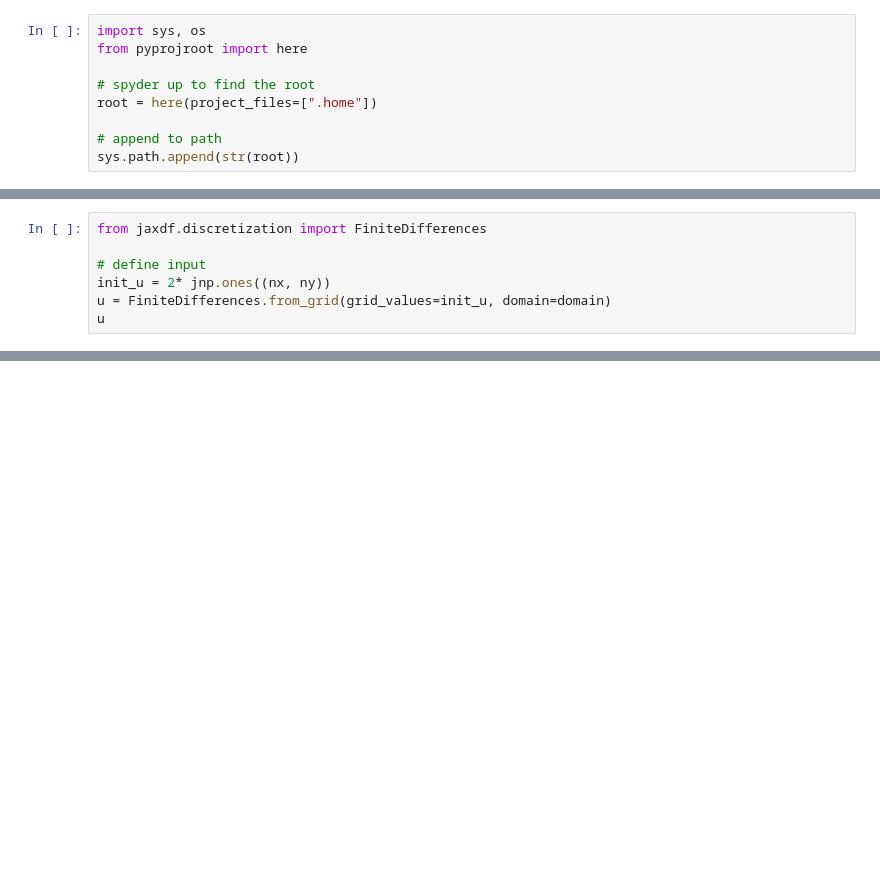
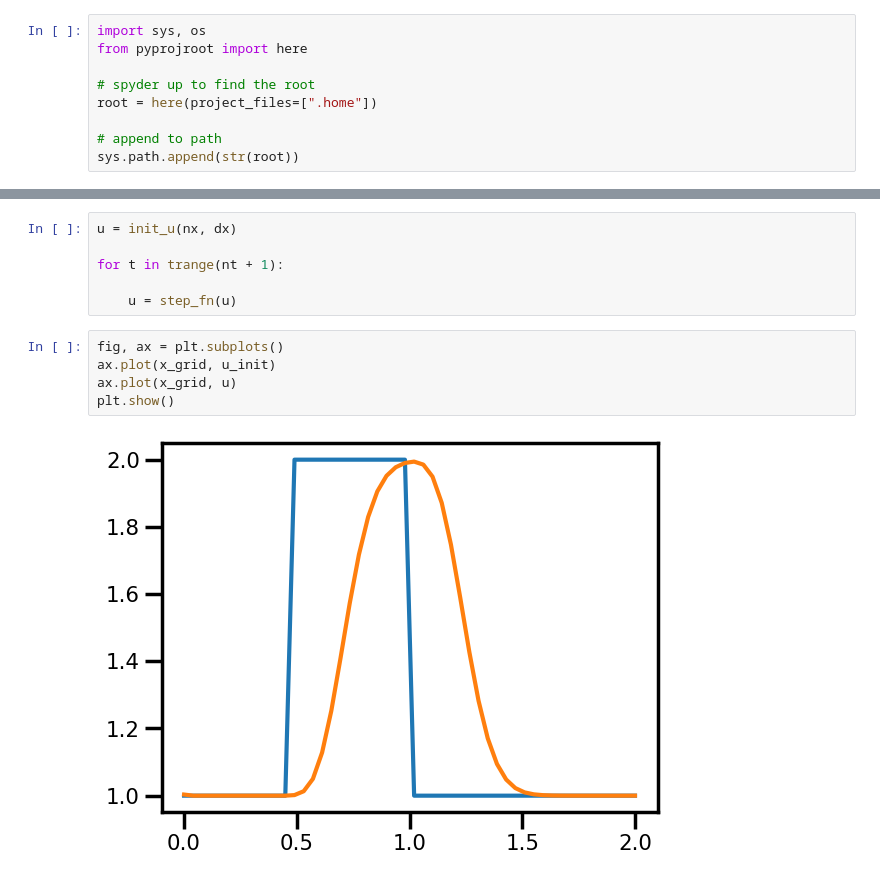
Before and after one commit to jejjohnson/jaxsw, a Jupyter notebook: notebooks/dev/eman/12_steps_2_NS/1_linear_convection.ipynb, the cells around one changed output, grey strips where cells are left out. Cells and saved outputs as stored; diff of their text form; blank space fills up the shorter version.

```diff
--- a/notebooks/dev/eman/12_steps_2_NS/1_linear_convection.ipynb
+++ b/notebooks/dev/eman/12_steps_2_NS/1_linear_convection.ipynb
@@ -200,7 +28,0 @@ u = \boldsymbol{u}(\mathbf{x}) \hspace{10mm} \boldsymbol{u}: \Omega\rightarrow\m
-# %%
-from jaxdf.discretization import FiniteDifferences
-
-# define input
-init_u = 2* jnp.ones((nx, ny))
-u = FiniteDifferences.from_grid(grid_values=init_u, domain=domain)
-u
@@ -244,0 +197,13 @@ $$
+# %%
+u = init_u(nx, dx)
+
+for t in trange(nt + 1):
+
+    u = step_fn(u)
+# %%
+fig, ax = plt.subplots()
+ax.plot(x_grid, u_init)
+ax.plot(x_grid, u)
+plt.show()
+# %% [output]
+[figure, added]
```
Also changed, not shown: parts of 41 cells of this notebook, 3 other files.
